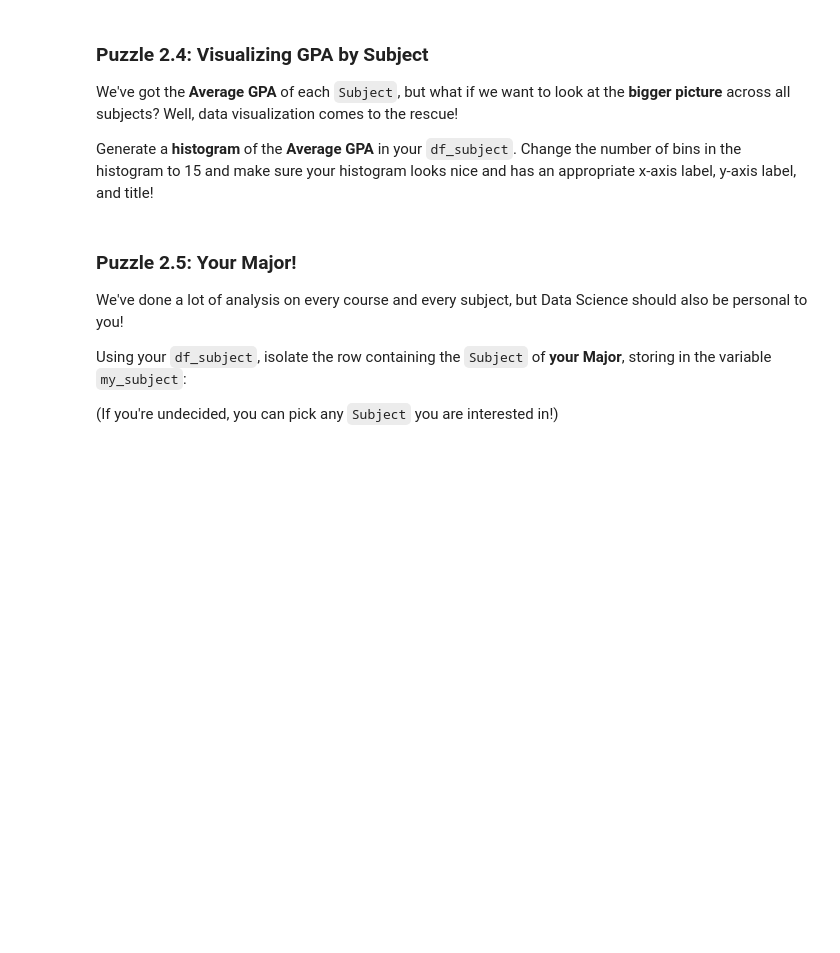
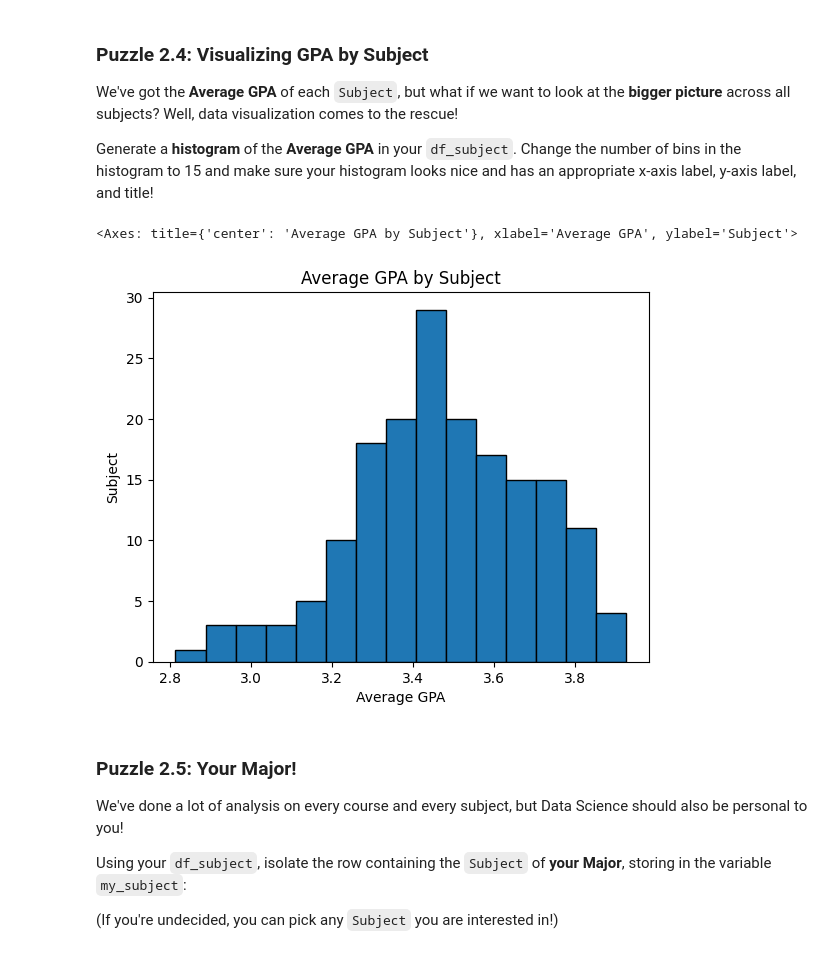
Before and after one commit to JoshuaMorales1245/Personal-Projects, a Jupyter notebook: lab_gpa/lab_gpa.ipynb, the cells around one changed output. Cells and saved outputs as stored; diff of their text form; code cells hidden in the pictures; blank space fills up the shorter version.

```diff
--- a/lab_gpa/lab_gpa.ipynb
+++ b/lab_gpa/lab_gpa.ipynb
@@ -82,3 +98,13 @@ Using the cell below, write a function named `calculateAverageGPA` that accepts
+# %%
+def calculateAverageGPA(row):
+    grade_points = {"A+": 4.0, "A": 4.0, "A-": 3.67, "B+": 3.33, "B": 3.0, "B-": 2.67, "C+": 2.33, "C": 2.0, "C-": 1.67,"D+": 1.33, "D": 1.0, "D-": 0.67,"F": 0.0}
+    total_points = 0
+    total_students = 0
+    for grade, points in grade_points.items():
+        num_students = row[grade]
+        total_points += points * num_students
+        total_students += num_students
+    return total_points / total_students if total_students > 0 else None
 # %% [markdown]
 Using the cell below, create the `Average GPA` column in our DataFrame, `df`, using the `calculateAverageGPA` and `apply` functions.
 
@@ -87,0 +112,3 @@ Using the cell below, create the `Average GPA` column in our DataFrame, `df`, us
+# %%
+df["Average GPA"] = df.apply(calculateAverageGPA, axis=1)
+df
@@ -180,0 +270,3 @@ In the following cell, create a new DataFrame called `df_subject` that has a sin
+# %%
+df_subject = df.groupby("Subject").agg("sum").reset_index()
+df_subject
@@ -208,0 +315,3 @@ The `Average GPA` column should contain the **weighted average GPA** of each `Su
+# %%
+df_subject["Average GPA"] = df_subject.apply(calculateAverageGPA, axis =1)
+df_subject
@@ -259,3 +412,9 @@ Generate a **histogram** of the **Average GPA** in your `df_subject`. Change the
+# %%
+import matplotlib.pyplot as plt
+df_subject["Average GPA"].plot.hist(bins=15, edgecolor = "black", xlabel = "Average GPA", ylabel = "Subject", title = "Average GPA by Subject")
+# %% [output]
+<Axes: title={'center': 'Average GPA by Subject'}, xlabel='Average GPA', ylabel='Subject'>
+[figure, added]
 # %% [markdown]
 ### Puzzle 2.5: Your Major!
 We've done a lot of analysis on every course and every subject, but Data Science should also be personal to you!
```
Also changed, not shown: parts of 43 cells of this notebook.
